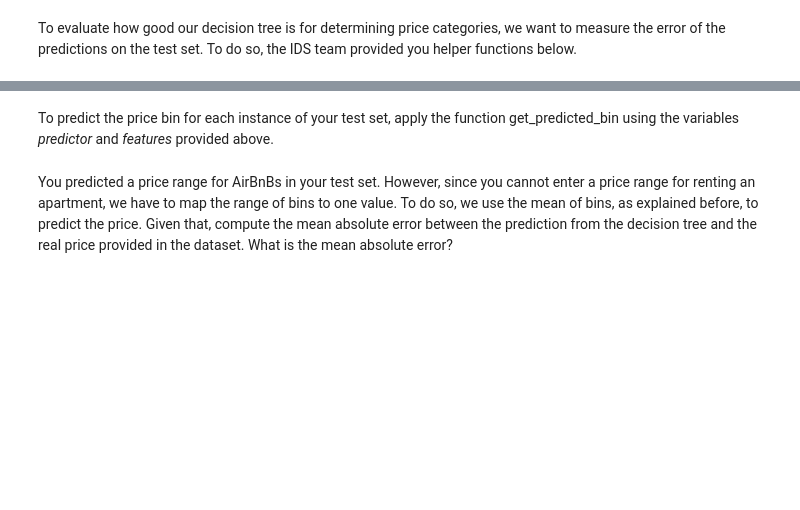
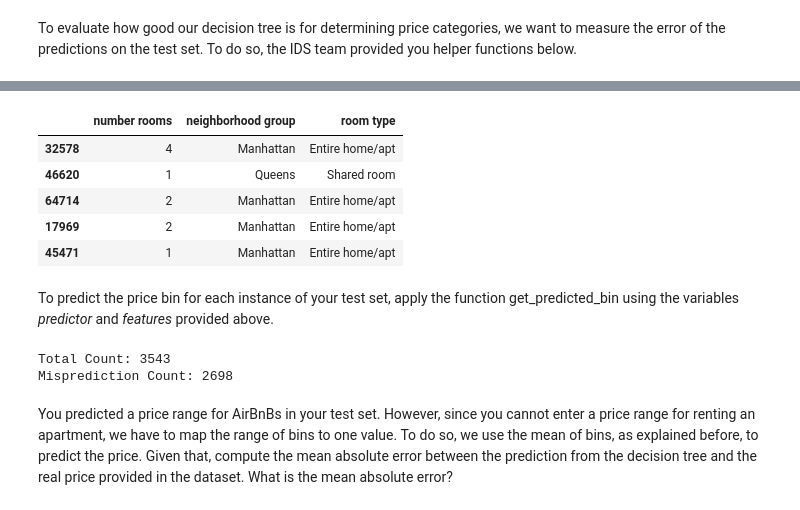
Before and after one commit to alpharmike/ids-assignment-1, a Jupyter notebook: assignment_1.ipynb, the cells around one changed output, grey strips where cells are left out. Drawn from its saved outputs; the diff is of its cells as text; code cells hidden in the pictures; blank space fills up the shorter version.

Commit message:
Finalize decision tree analysis

```diff
--- a/assignment_1.ipynb
+++ b/assignment_1.ipynb
@@ -540,7 +542,41 @@ NameError: name 'dot' is not defined
+# %%
+X_test_ext.head()
+# %% [output]
+|  | number rooms | neighborhood group | room type |
+| 32578 | 4 | Manhattan | Entire home/apt |
+| 46620 | 1 | Queens | Shared room |
+| 64714 | 2 | Manhattan | Entire home/apt |
+| 17969 | 2 | Manhattan | Entire home/apt |
+| 45471 | 1 | Manhattan | Entire home/apt |
 # %% [markdown]
 To predict the price bin for each instance of your test set, apply the function get_predicted_bin using the variables *predictor* and *features* provided above.
 # %%
 # Your answer goes here
+import re
+
+# Convert the test dataframe to a list of records of type dictionary
+test_records_X = X_test_ext.to_dict('records')
+test_records_y = y_test_ext.values
+
+print(f'Total Count: {len(test_records_X)}')
+misprediction_count = 0
+predicted_values = []
+# Predict the price on the test data using the decision tree
+for index, instance in enumerate(test_records_X):
+    predicted = get_predicted_bin(instance, features, predictor)
+    real_value = test_records_y[index]
+    if predicted != real_value:
+        misprediction_count += 1
+    interval_values = re.findall('[0-9]+', predicted)
+    interval_values = list(map(lambda value: int(value), interval_values))
+    interval_mean = sum(interval_values) / 2
+    predicted_values.append(interval_mean)
+    # print(f'Predicted: {predicted}, Real: {real_value}')
+
+print(f'Misprediction Count: {misprediction_count}')
+# %% [output]
+Total Count: 3543
+Misprediction Count: 2698
 # %% [markdown]
 You predicted a price range for AirBnBs in your test set. However, since you cannot enter a price range for renting an apartment, we have to map the range of bins to one value. To do so, we use the mean of bins, as explained before, to predict the price. Given that, compute the mean absolute error between the prediction from the decision tree and the real price provided in the dataset. What is the mean absolute error?
 # %%
```
Also changed, not shown: parts of 5 cells of this notebook.
